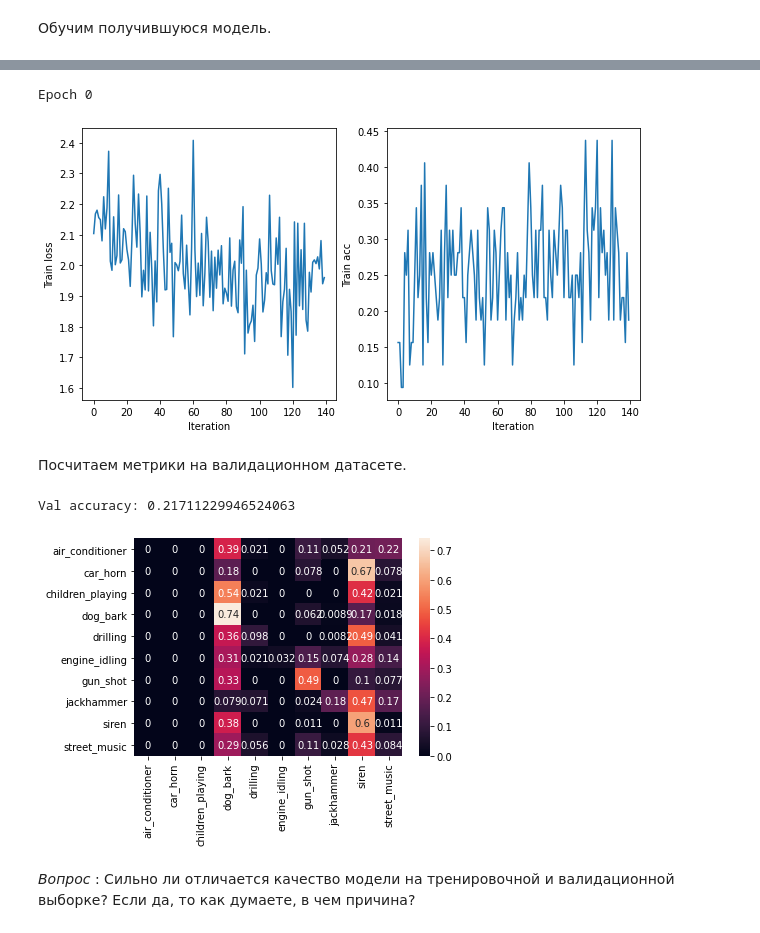
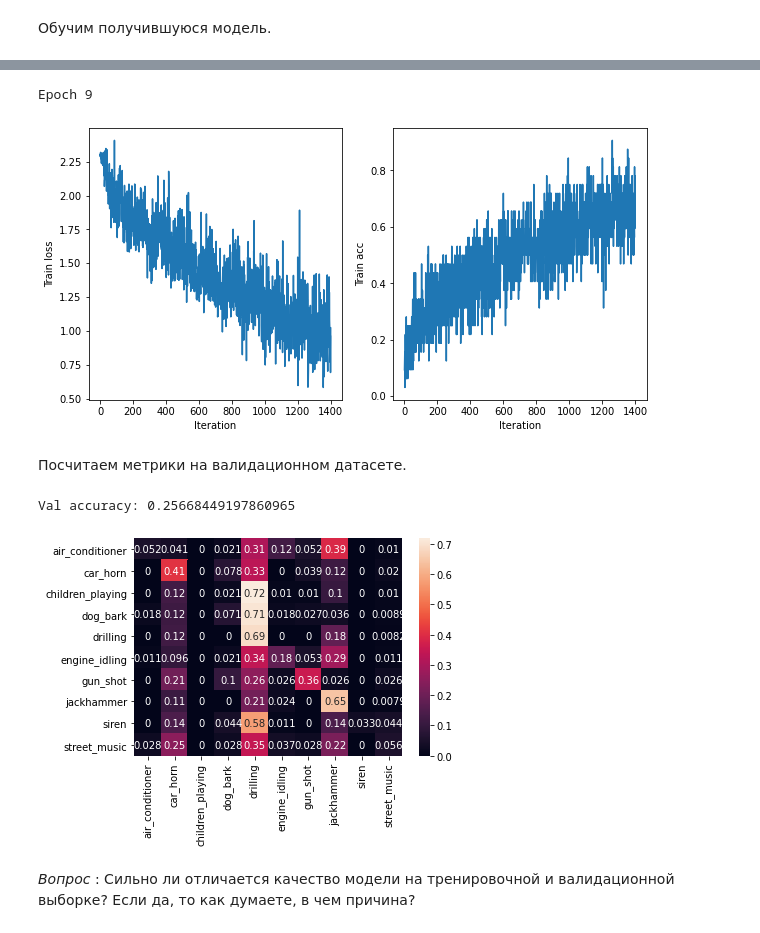
Before and after one commit to aromana33/hw5_dl_2021, a Jupyter notebook: HW2_Romanenko_final.ipynb, the cells around one changed output, grey strips where cells are left out. Saved outputs shown, nothing was run; the diff lists cells and outputs as text; code cells hidden in the pictures.

```diff
--- a/HW2_Romanenko_final.ipynb
+++ b/HW2_Romanenko_final.ipynb
@@ -210,6 +216,7 @@ class RecurrentRawAudioClassifier(nn.Module):
     self.hop_length = hop_length
 
     ### YOUR CODE IS HERE ######
+    # обычный сиквеншнл с полносвязными слоями и активацией
     self.first_mlp = nn.Sequential(
         nn.Linear(1024, 256),
         nn.ReLU(),
@@ -217,11 +224,13 @@ class RecurrentRawAudioClassifier(nn.Module):
         nn.ReLU(),
         nn.Linear(64, 16))
 
+    # LSTM как по шаблону
     self.rnn = nn.LSTM(input_size=16,
                        hidden_size=hidden,
                        num_layers=2,
                        bidirectional=True)
 
+    # в инальную добавила батчнормы чтобы обучалось побыстрее
     self.final_mlp = nn.Sequential(
         nn.Linear(1024, 256),
         nn.BatchNorm1d(256), # c батчнормом получается побыстрей
@@ -233,7 +242,7 @@ class RecurrentRawAudioClassifier(nn.Module):
     # разбейте сигнал на окна
     # batch_windows.shape == (B, NUM WINDOWS, 1024)
     B = 1
-    batch_windows = x.unfold(B, 1024, 256)    #your code here
+    batch_windows = x.unfold(B, 1024, 256)
 
 
     # примените к каждому окну полносвязную сеть
@@ -242,12 +251,17 @@ class RecurrentRawAudioClassifier(nn.Module):
 
     # примените к получившемся последовательностям LSTM и возьмите hidden state
     batch_windows_feautures_t = batch_windows_feautures.transpose(1, 0)
-    lstm, (h,f) = self.rnn(batch_windows_feautures_t)
+    lstm, (h,c) = self.rnn(batch_windows_feautures_t)
 
     # склейте hidden_state по слоям
     # hidden_flattened.shape = (B, 2 * hidden_size * num_layers)
 
+    # из документации
+
     hidden_flattened = torch.cat((h[0], h[1], h[-2], h[-1]), dim=1)
+
+    # h -> (num_layers * num_directions, batch, hidden_size)
+    # h_n.view(num_layers, num_directions, batch, hidden_size)
 
     # примените полносвязную сеть и получим логиты классов
     return self.final_mlp(hidden_flattened)
@@ -341,11 +367,11 @@ rnn_raw.to(device);
 optim = torch.optim.Adam(rnn_raw.parameters(), lr=3e-4)
 # %%
 # обучим модель
-train_audio_clfr(rnn_raw, optim, train_dataloader, train_dataset.sr, num_epochs=1 #0
+train_audio_clfr(rnn_raw, optim, train_dataloader, train_dataset.sr, num_epochs=10
                  )
 # %% [output]
-Epoch 0
+Epoch 9
-[figure, old version]
+[figure, new version]
 # %% [markdown]
 Посчитаем метрики на валидационном датасете.
 # %%
@@ -381,8 +407,8 @@ def plot_confusion_matrix(model, val_dataloader, sr, device, data_transform=None
 # %%
 plot_confusion_matrix(rnn_raw, val_dataloader, train_dataset.sr, device)
 # %% [output]
-Val accuracy: 0.21711229946524063
+Val accuracy: 0.25668449197860965
-[figure, old version]
+[figure, new version]
 # %% [markdown]
 *Вопрос* : Сильно ли отличается качество модели на тренировочной и валидационной выборке? Если да, то как думаете, в чем причина?
 # %% [markdown]
```
Also changed, not shown: parts of 24 cells of this notebook.
